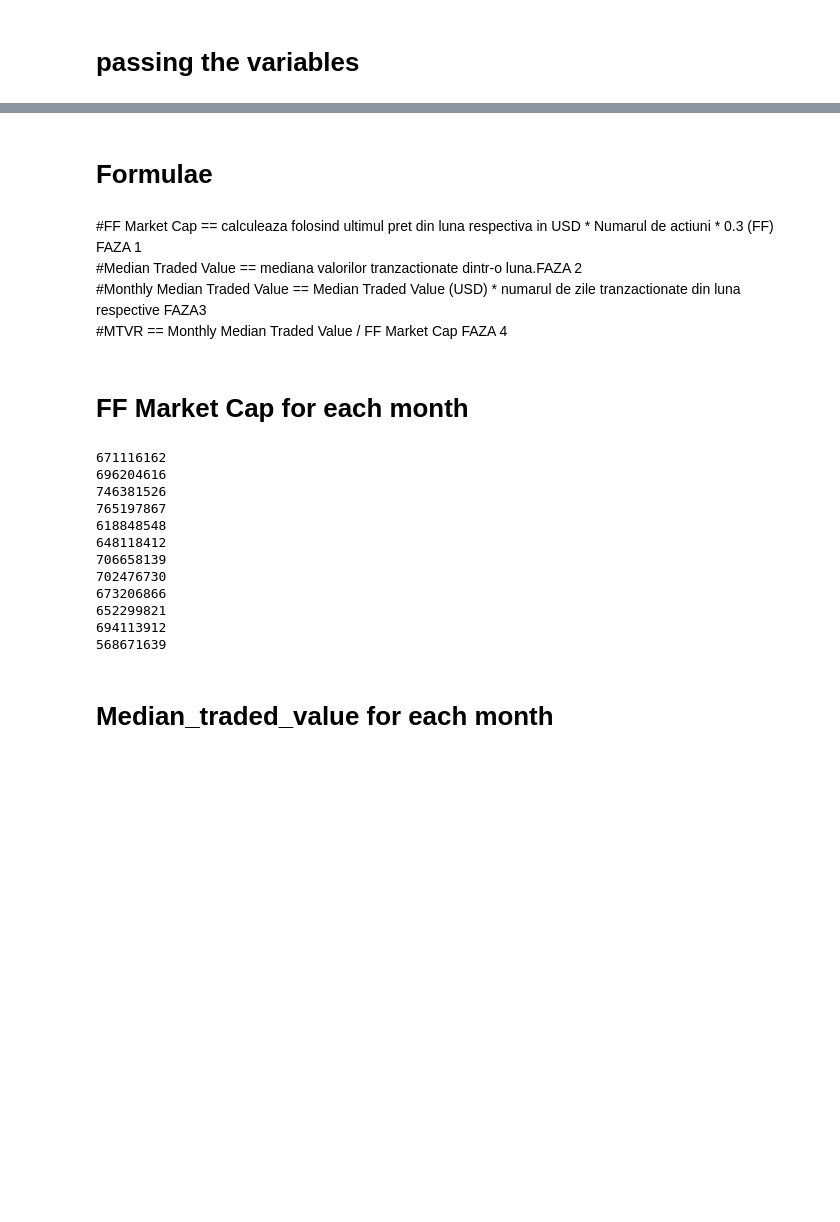
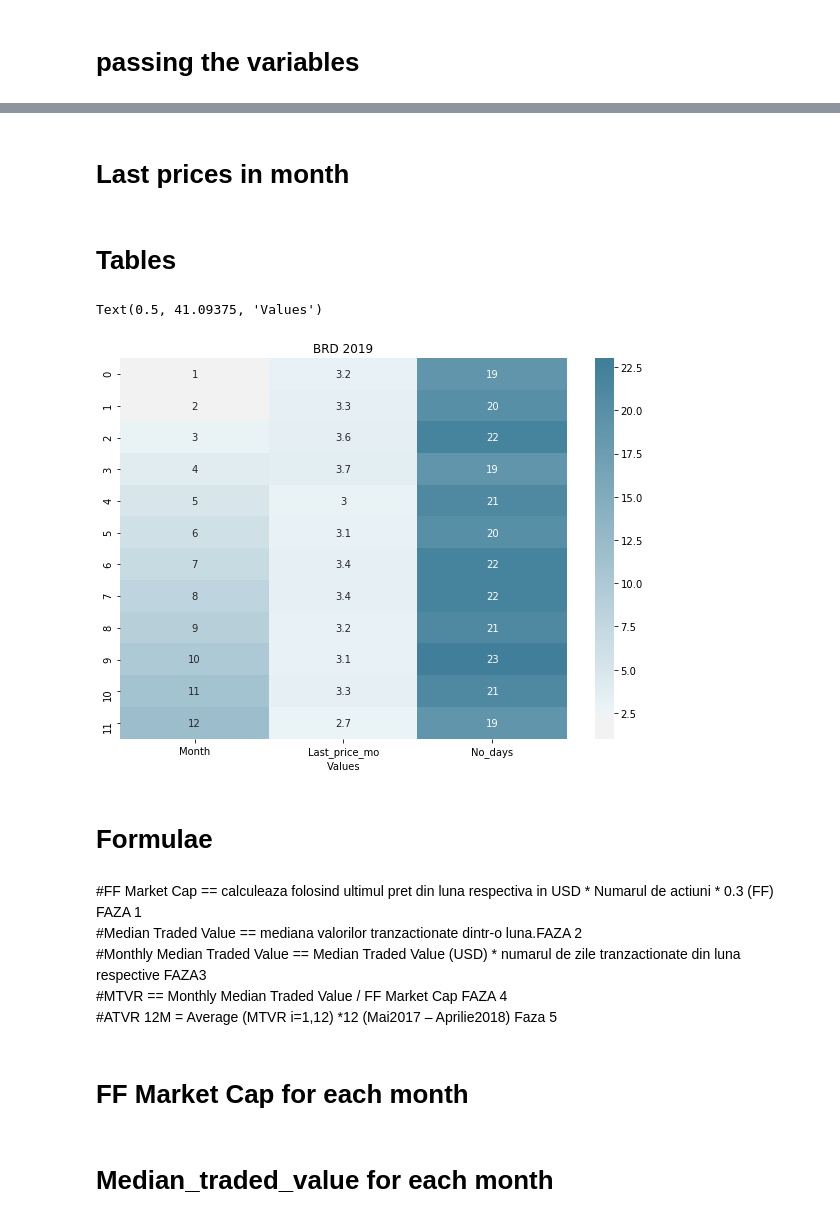
Before and after one commit to simofleanta/Data_coding_preparations, a Jupyter notebook: BRD.IPYNB, the cells around one changed output, grey strips where cells are left out. Saved outputs shown, nothing was run; the diff lists cells and outputs as text; code cells hidden in the pictures; blank space fills up the shorter version.

```diff
--- a/BRD.IPYNB
+++ b/BRD.IPYNB
@@ -79 +97,3 @@ df['Day']=df['Date'].dt.day
+# %% [markdown]
+# Last prices in month
 # %%
@@ -108,6 +111,27 @@ last_sep=3.22
 last_oct=3.12
 last_nov=3.32
 last_dec=2.72
+# %% [markdown]
+# Tables
+# %%
+Table=pd.DataFrame({'Month':[1,2,3,4,5,6,7,8,9,10,11,12],'Last_price_mo':[3.21,3.33,3.57,3.66,2.96,3.1,3.38,3.36,
+3.22,3.12,3.32,2.72],'No_days':[19,20,22,19,21,20,22,22,21,23,21,19]})
+# %%
+cmap1=sns.diverging_palette(150,227, as_cmap=True)
+# Set the width and height of the figure
+plt.figure(figsize=(10,7))
+
+# Add title
+plt.title("BRD 2019")
+
+# Heatmap showing average arrival delay for each airline by month
+sns.heatmap(data=Table, cmap=sns.diverging_palette(150,227, as_cmap=True),center=1.5,annot=True)
+
+# Add label for horizontal axis
+plt.xlabel("Values")
+# %% [output]
+Text(0.5, 41.09375, 'Values')
+[figure, added]
 # %% [markdown]
 # Formulae
 # %% [markdown]
@@ -115,6 +139,7 @@ last_dec=2.72
 #Median Traded Value == mediana valorilor tranzactionate dintr-o luna.FAZA 2
 #Monthly Median Traded Value == Median Traded Value (USD) * numarul de zile tranzactionate din luna respective FAZA3
 #MTVR == Monthly Median Traded Value / FF Market Cap FAZA 4
+#ATVR 12M = Average (MTVR i=1,12) *12 (Mai2017 – Aprilie2018) Faza 5
 # %% [markdown]
 # FF Market Cap for each month
 # %%
@@ -130,32 +155,6 @@ FF_Mkt_Cap_9=round(last_sep*shares_out*BRD_FreeFloat)
 FF_Mkt_Cap_10=round(last_oct*shares_out*BRD_FreeFloat)
 FF_Mkt_Cap_11=round(last_nov*shares_out*BRD_FreeFloat)
 FF_Mkt_Cap_12=round(last_dec*shares_out*BRD_FreeFloat)
-# %%
-print(FF_Mkt_Cap)
-print(FF_Mkt_Cap_2)
-print(FF_Mkt_Cap_3)
-print(FF_Mkt_Cap_4)
-print(FF_Mkt_Cap_5)
-print(FF_Mkt_Cap_6)
-print(FF_Mkt_Cap_7)
-print(FF_Mkt_Cap_8)
-print(FF_Mkt_Cap_9)
-print(FF_Mkt_Cap_10)
-print(FF_Mkt_Cap_11)
-print(FF_Mkt_Cap_12)
-# %% [output]
-671116162
-696204616
-746381526
-765197867
-618848548
-648118412
-706658139
-702476730
-673206866
-652299821
-694113912
-568671639
 # %% [markdown]
 # Median_traded_value for each month
 # %%
```
Also changed, not shown: parts of 32 cells of this notebook, 1 other file.
